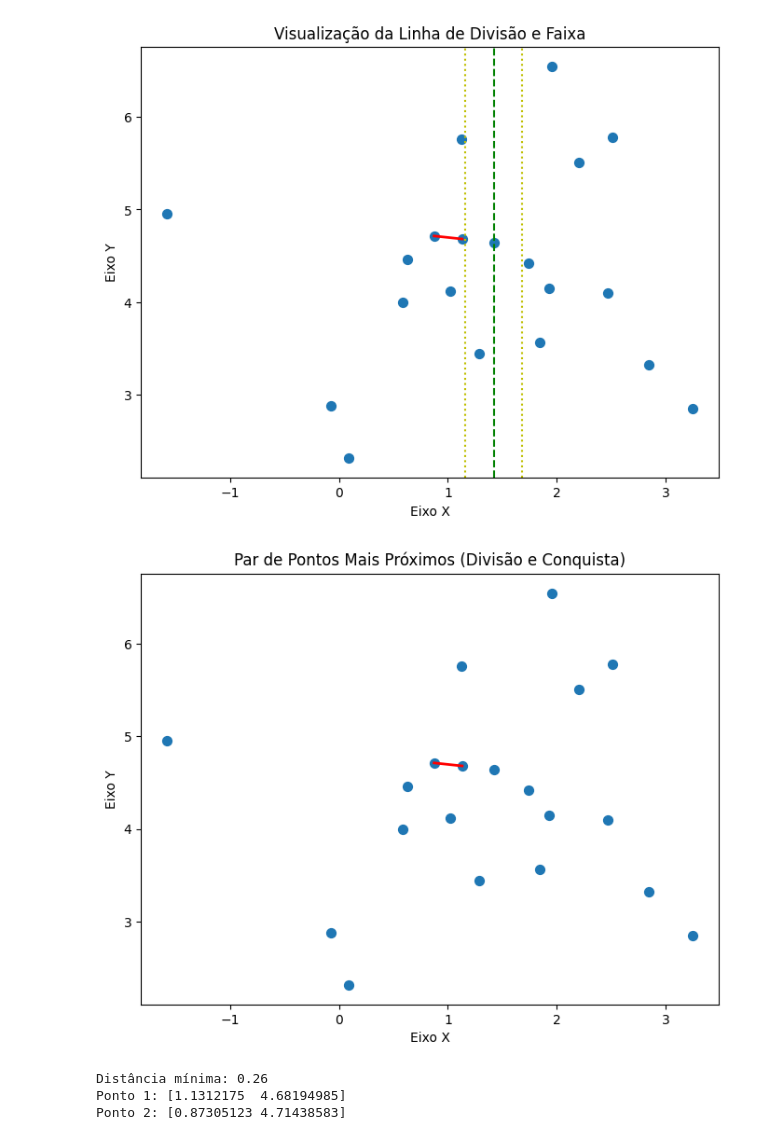
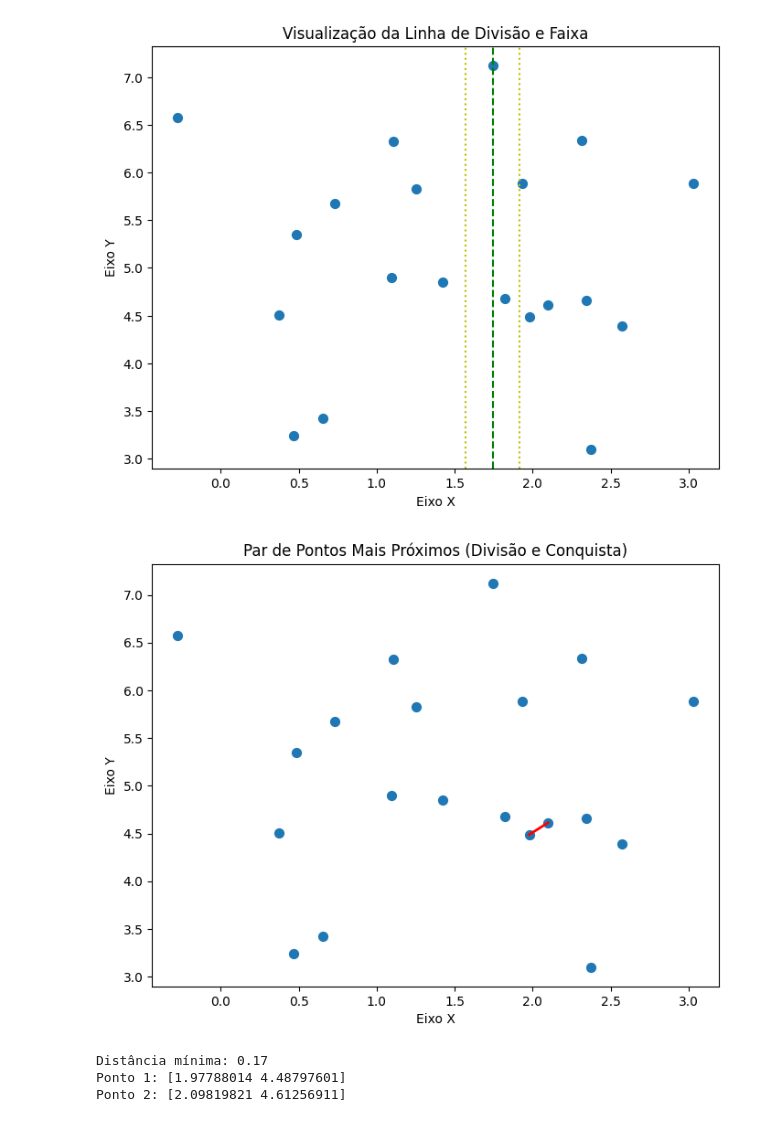
Before and after one commit to ghccalanzani/Faesa_2024, a Jupyter notebook: Complexidade de Algoritmos/Divisao_e_conquista_Par_mais_proximo.ipynb, the cells around one changed output. Drawn from its saved outputs; the diff is of its cells as text; code cells hidden in the pictures.

```diff
--- a/Complexidade de Algoritmos/Divisao_e_conquista_Par_mais_proximo.ipynb
+++ b/Complexidade de Algoritmos/Divisao_e_conquista_Par_mais_proximo.ipynb
@@ -63,7 +63,7 @@ def par_mais_proximo_recursivo(pontos_x, pontos_y):
     return distancia_minima, ponto1_min, ponto2_min
 
 # Gera pontos aleatórios em 2D
-pontos, _ = make_blobs(n_samples=20, centers=1, random_state=0)
+pontos, _ = make_blobs(n_samples=20, centers=1, random_state=1998)
 
 # Plota os pontos gerados
 plt.figure(figsize=(8, 6))
@@ -83,7 +83,7 @@ distancia, ponto1, ponto2 = par_mais_proximo_recursivo(pontos_x, pontos_y)
 # Visualização da linha de divisão e faixa
 plt.figure(figsize=(8, 6))
 plt.scatter(pontos[:, 0], pontos[:, 1], s=50)
-plt.plot([ponto1[0], ponto2[0]], [ponto1[1], ponto2[1]], 'r-', linewidth=2)
+#plt.plot([ponto1[0], ponto2[0]], [ponto1[1], ponto2[1]], 'r-', linewidth=2)
 linha_divisao = pontos_x[len(pontos_x)//2][0]
 plt.axvline(x=linha_divisao, color='g', linestyle='--')
 faixa_esquerda = linha_divisao - distancia
@@ -112,5 +112,5 @@ print(f"Ponto 2: {ponto2}")
-[figure, old version]
+[figure, new version]
-[figure, old version]
+[figure, new version]
-Distância mínima: 0.26
-Ponto 1: [1.1312175  4.68194985]
-Ponto 2: [0.87305123 4.71438583]
+Distância mínima: 0.17
+Ponto 1: [1.97788014 4.48797601]
+Ponto 2: [2.09819821 4.61256911]
```
Also changed, not shown: parts of 1 cell of this notebook.
